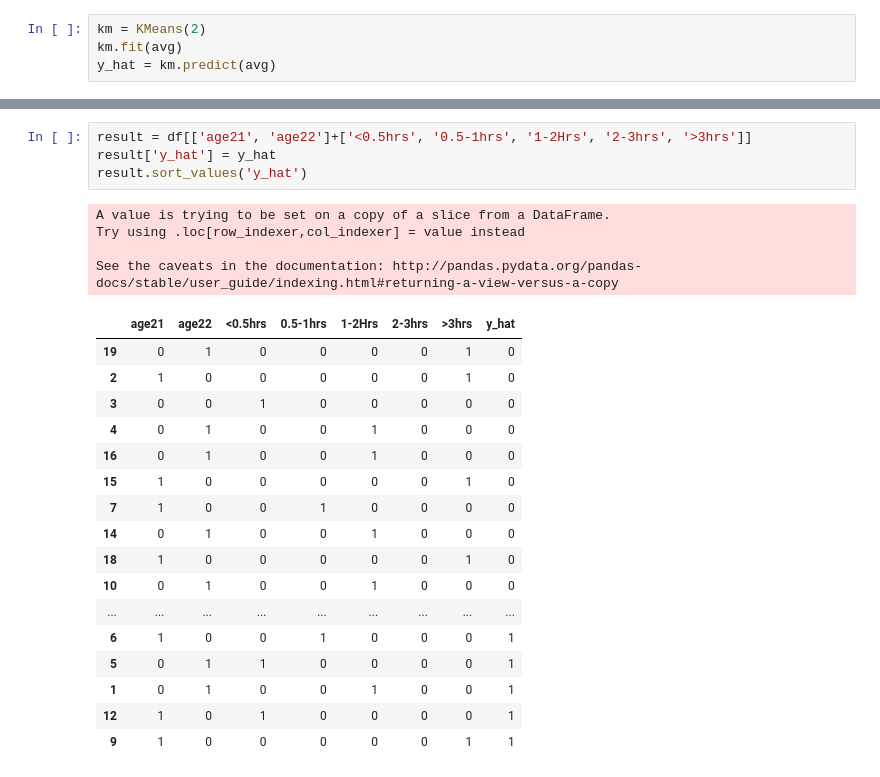
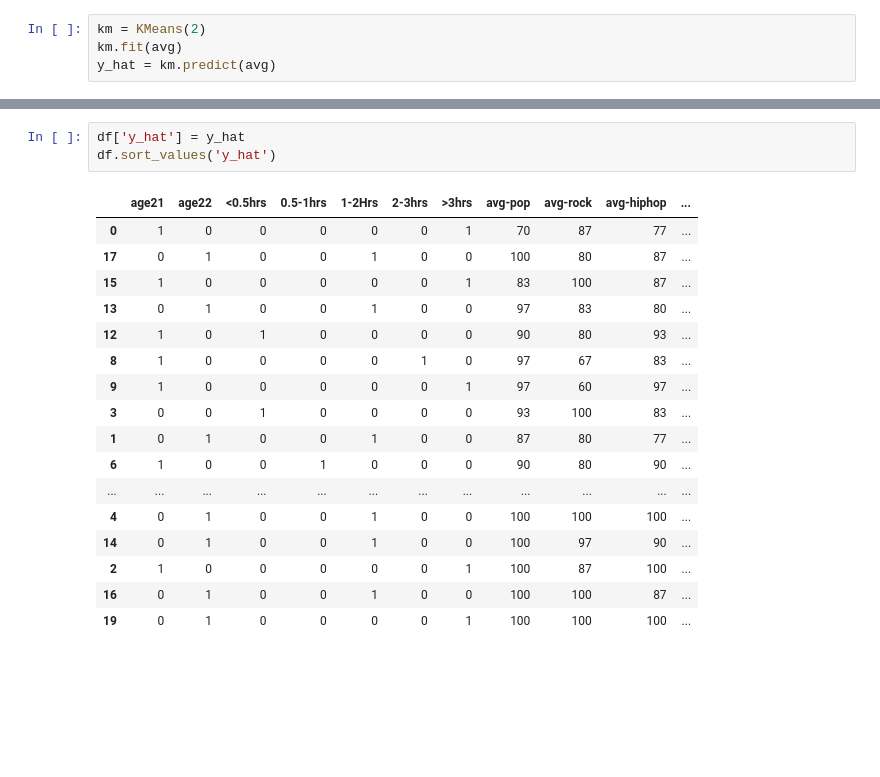
Before and after one commit to bdintu/measure-the-volume-of-music-in-each-genre, a Jupyter notebook: notebook.ipynb, the cells around one changed output, grey strips where cells are left out. Cells and saved outputs as stored; diff of their text form; blank space fills up the shorter version.

```diff
--- a/notebook.ipynb
+++ b/notebook.ipynb
@@ -127,26 +136,21 @@ ax.scatter(km.cluster_centers_[:, 1], km.cluster_centers_[:, 2], km.cluster_cent
-# %%
-result = df[['age21', 'age22']+['<0.5hrs', '0.5-1hrs', '1-2Hrs', '2-3hrs', '>3hrs']]
-result['y_hat'] = y_hat
-result.sort_values('y_hat')
-# %% [output]
-A value is trying to be set on a copy of a slice from a DataFrame.
-Try using .loc[row_indexer,col_indexer] = value instead
-
-See the caveats in the documentation: http://pandas.pydata.org/pandas-docs/stable/user_guide/indexing.html#returning-a-view-versus-a-copy
-|  | age21 | age22 | <0.5hrs | 0.5-1hrs | 1-2Hrs | 2-3hrs | >3hrs | y_hat |
-| 19 | 0 | 1 | 0 | 0 | 0 | 0 | 1 | 0 |
-| 2 | 1 | 0 | 0 | 0 | 0 | 0 | 1 | 0 |
-| 3 | 0 | 0 | 1 | 0 | 0 | 0 | 0 | 0 |
-| 4 | 0 | 1 | 0 | 0 | 1 | 0 | 0 | 0 |
-| 16 | 0 | 1 | 0 | 0 | 1 | 0 | 0 | 0 |
-| 15 | 1 | 0 | 0 | 0 | 0 | 0 | 1 | 0 |
-| 7 | 1 | 0 | 0 | 1 | 0 | 0 | 0 | 0 |
-| 14 | 0 | 1 | 0 | 0 | 1 | 0 | 0 | 0 |
-| 18 | 1 | 0 | 0 | 0 | 0 | 0 | 1 | 0 |
-| 10 | 0 | 1 | 0 | 0 | 1 | 0 | 0 | 0 |
-| ... | ... | ... | ... | ... | ... | ... | ... | ... |
-| 6 | 1 | 0 | 0 | 1 | 0 | 0 | 0 | 1 |
-| 5 | 0 | 1 | 1 | 0 | 0 | 0 | 0 | 1 |
-| 1 | 0 | 1 | 0 | 0 | 1 | 0 | 0 | 1 |
-| 12 | 1 | 0 | 1 | 0 | 0 | 0 | 0 | 1 |
-| 9 | 1 | 0 | 0 | 0 | 0 | 0 | 1 | 1 |
+# %%
+df['y_hat'] = y_hat
+df.sort_values('y_hat')
+# %% [output]
+|  | age21 | age22 | <0.5hrs | 0.5-1hrs | 1-2Hrs | 2-3hrs | >3hrs | avg-pop | avg-rock | avg-hiphop | ... |
+| 0 | 1 | 0 | 0 | 0 | 0 | 0 | 1 | 70 | 87 | 77 | ... |
+| 17 | 0 | 1 | 0 | 0 | 1 | 0 | 0 | 100 | 80 | 87 | ... |
+| 15 | 1 | 0 | 0 | 0 | 0 | 0 | 1 | 83 | 100 | 87 | ... |
+| 13 | 0 | 1 | 0 | 0 | 1 | 0 | 0 | 97 | 83 | 80 | ... |
+| 12 | 1 | 0 | 1 | 0 | 0 | 0 | 0 | 90 | 80 | 93 | ... |
+| 8 | 1 | 0 | 0 | 0 | 0 | 1 | 0 | 97 | 67 | 83 | ... |
+| 9 | 1 | 0 | 0 | 0 | 0 | 0 | 1 | 97 | 60 | 97 | ... |
+| 3 | 0 | 0 | 1 | 0 | 0 | 0 | 0 | 93 | 100 | 83 | ... |
+| 1 | 0 | 1 | 0 | 0 | 1 | 0 | 0 | 87 | 80 | 77 | ... |
+| 6 | 1 | 0 | 0 | 1 | 0 | 0 | 0 | 90 | 80 | 90 | ... |
+| ... | ... | ... | ... | ... | ... | ... | ... | ... | ... | ... | ... |
+| 4 | 0 | 1 | 0 | 0 | 1 | 0 | 0 | 100 | 100 | 100 | ... |
+| 14 | 0 | 1 | 0 | 0 | 1 | 0 | 0 | 100 | 97 | 90 | ... |
+| 2 | 1 | 0 | 0 | 0 | 0 | 0 | 1 | 100 | 87 | 100 | ... |
+| 16 | 0 | 1 | 0 | 0 | 1 | 0 | 0 | 100 | 100 | 87 | ... |
+| 19 | 0 | 1 | 0 | 0 | 0 | 0 | 1 | 100 | 100 | 100 | ... |
```
Also changed, not shown: parts of 6 cells of this notebook.
